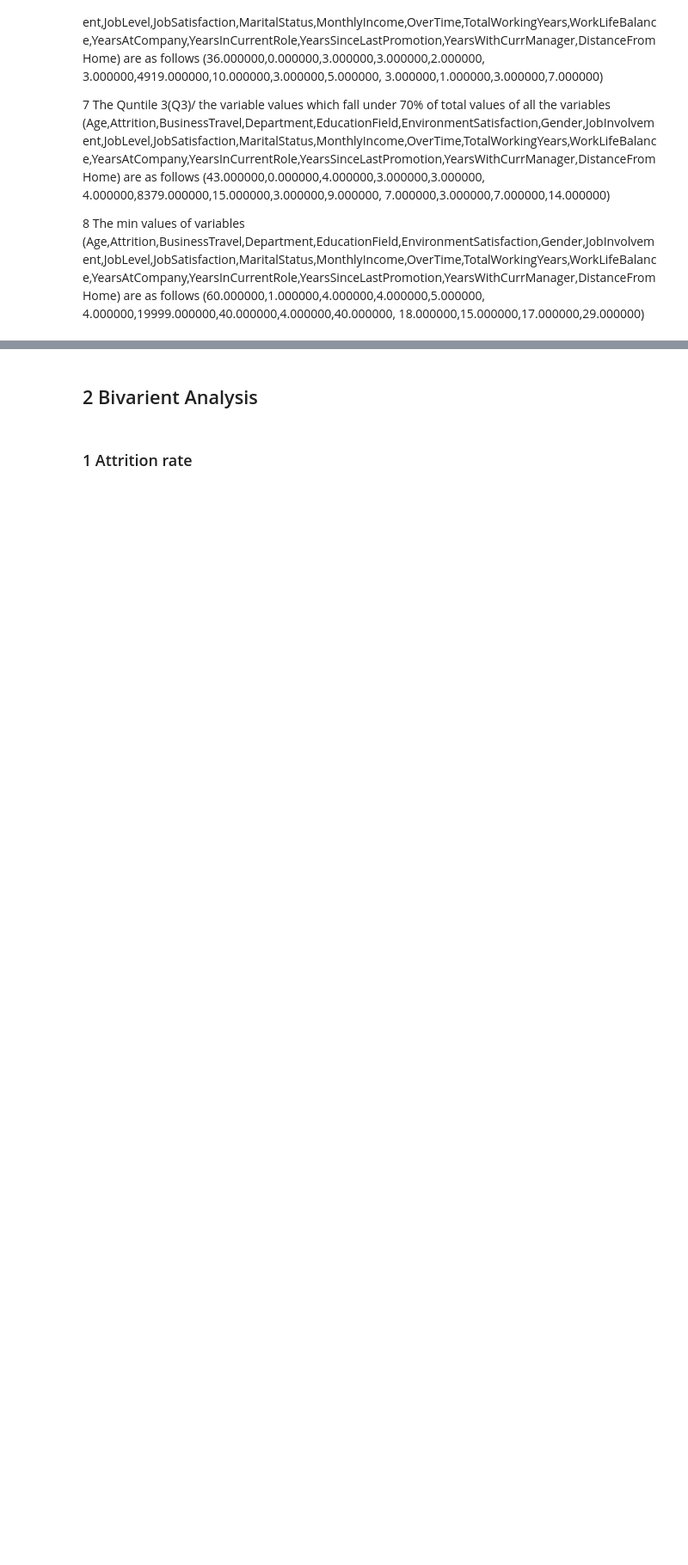
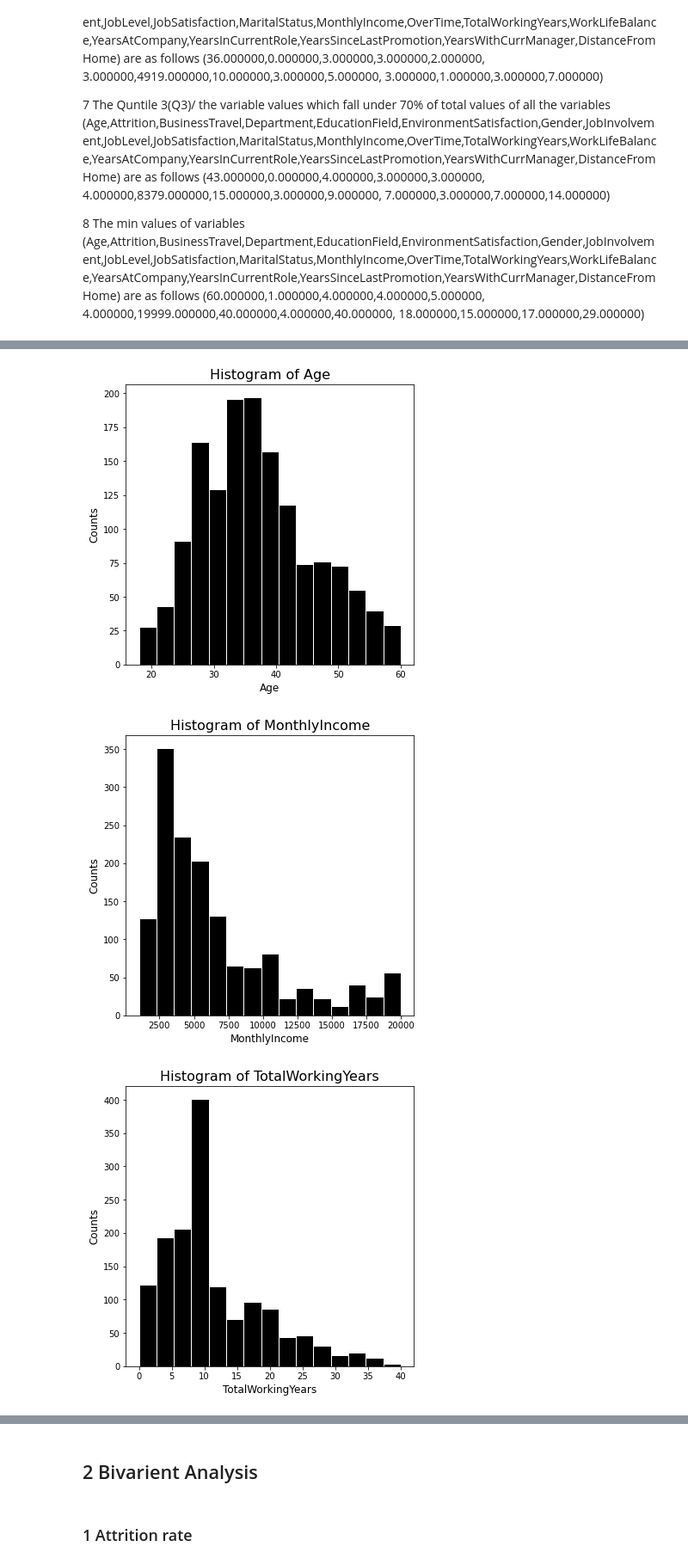
Before and after one commit to Amar-C-A/Attrition-Rate, a Jupyter notebook: Attrition Rate.ipynb, the cells around one changed output, grey strips where cells are left out. Shown at 86% size. Drawn from its saved outputs; the diff is of its cells as text; code cells hidden in the pictures; blank space fills up the shorter version.

```diff
--- a/Attrition Rate.ipynb
+++ b/Attrition Rate.ipynb
@@ -121,0 +110,15 @@ data.describe()
+# %%
+Cont_var = ['Age','MonthlyIncome','TotalWorkingYears','YearsAtCompany','YearsInCurrentRole',
+      'YearsSinceLastPromotion','DistanceFromHome','YearsWithCurrManager']
+# %%
+for i in Cont_var:
+    data.hist(column=i,grid=False,figsize=(6,6),color= 'black',edgecolor='white',bins=15)
+    plt.xlabel(i,fontsize = 12)
+
+    plt.ylabel('Counts',fontsize = 12)
+    plt.title( f'Histogram of {i}',fontsize = 16)
+    plt.show()
+# %% [output]
+[figure, added]
+[figure, added]
+[figure, added]
```
Also changed, not shown: parts of 105 cells of this notebook.
